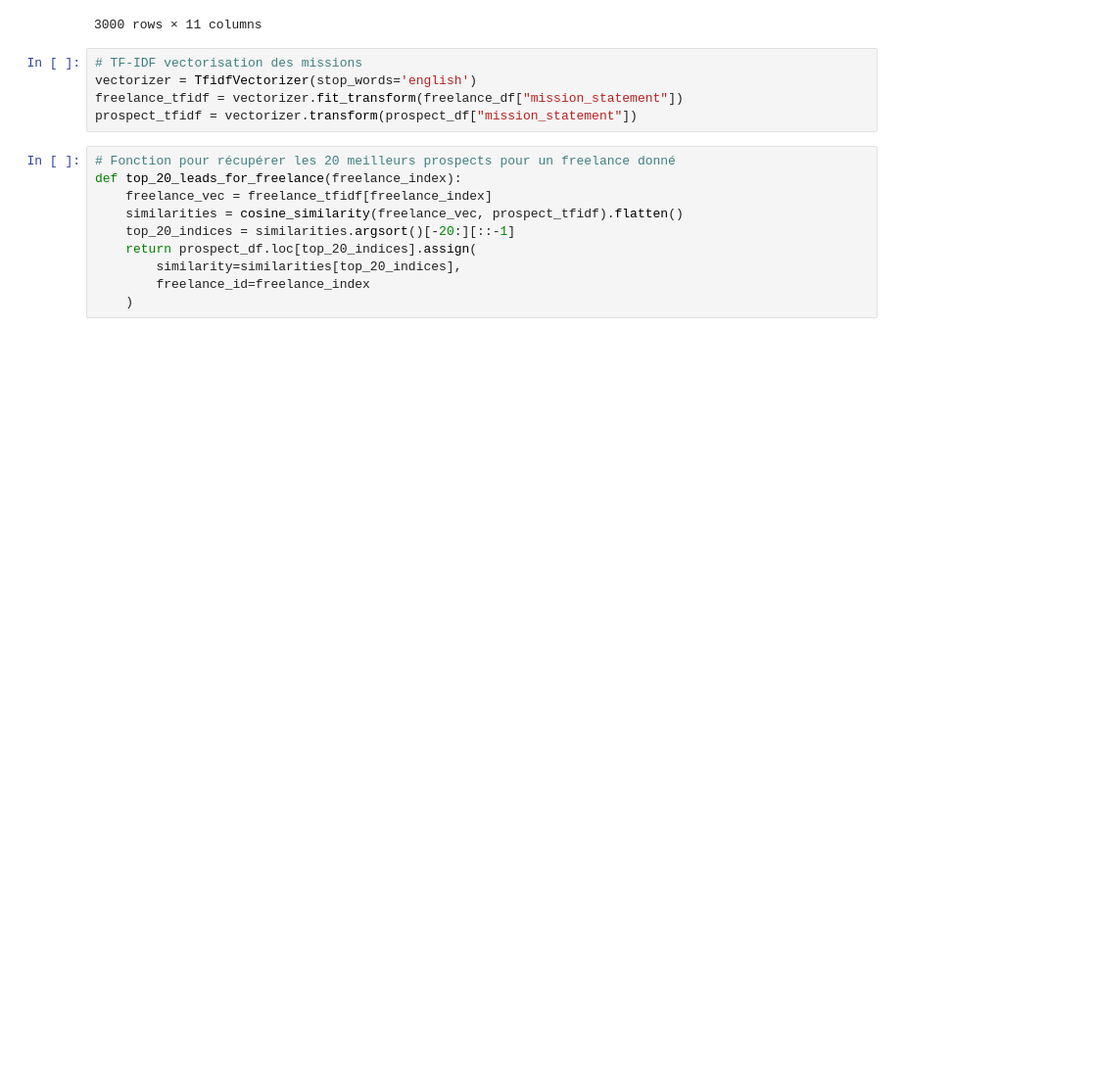
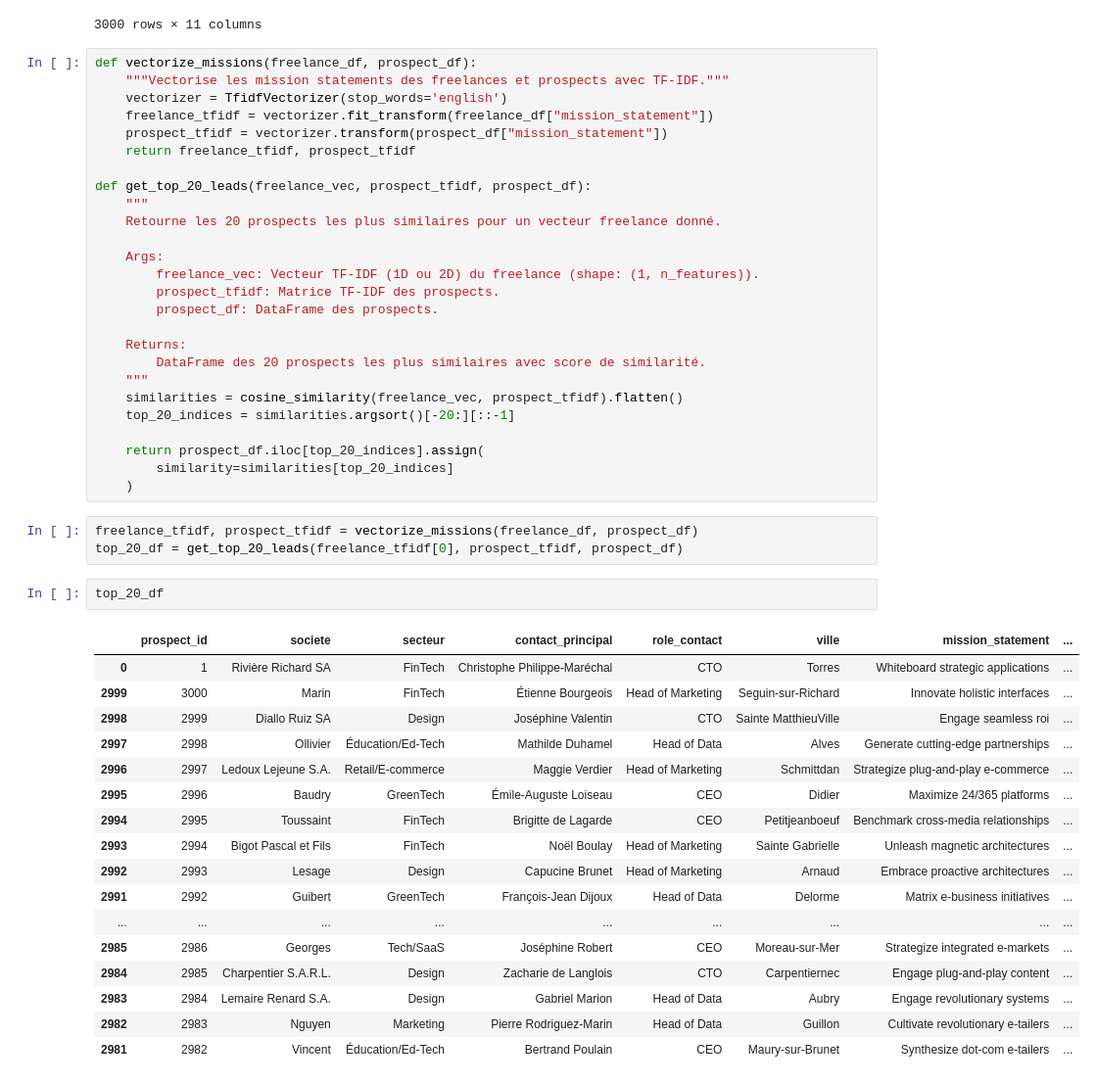
Before and after one commit to KajaLab/leadcraftr_Projet, a Jupyter notebook: notebooks/Synarys_Vectorizer.ipynb, the cells around one changed output. Shown: that part at 98% size. Drawn from its saved outputs; the diff is of its cells as text; blank space fills up the shorter version.

```diff
--- a/notebooks/Synarys_Vectorizer.ipynb
+++ b/notebooks/Synarys_Vectorizer.ipynb
@@ -42,17 +41,51 @@ prospect_df
 | 2999 | 3000 | Marin | FinTech | Étienne Bourgeois | Head of Marketing | Seguin-sur-Richard | Innovate holistic interfaces | ... |
 3000 rows × 11 columns
 # %%
-# TF-IDF vectorisation des missions
-vectorizer = TfidfVectorizer(stop_words='english')
-freelance_tfidf = vectorizer.fit_transform(freelance_df["mission_statement"])
-prospect_tfidf = vectorizer.transform(prospect_df["mission_statement"])
+def vectorize_missions(freelance_df, prospect_df):
+    """Vectorise les mission statements des freelances et prospects avec TF-IDF."""
+    vectorizer = TfidfVectorizer(stop_words='english')
+    freelance_tfidf = vectorizer.fit_transform(freelance_df["mission_statement"])
+    prospect_tfidf = vectorizer.transform(prospect_df["mission_statement"])
+    return freelance_tfidf, prospect_tfidf
+
+def get_top_20_leads(freelance_vec, prospect_tfidf, prospect_df):
+    """
+    Retourne les 20 prospects les plus similaires pour un vecteur freelance donné.
+
+    Args:
+        freelance_vec: Vecteur TF-IDF (1D ou 2D) du freelance (shape: (1, n_features)).
+        prospect_tfidf: Matrice TF-IDF des prospects.
+        prospect_df: DataFrame des prospects.
+
+    Returns:
+        DataFrame des 20 prospects les plus similaires avec score de similarité.
+    """
+    similarities = cosine_similarity(freelance_vec, prospect_tfidf).flatten()
+    top_20_indices = similarities.argsort()[-20:][::-1]
+
+    return prospect_df.iloc[top_20_indices].assign(
+        similarity=similarities[top_20_indices]
+    )
 # %%
-# Fonction pour récupérer les 20 meilleurs prospects pour un freelance donné
-def top_20_leads_for_freelance(freelance_index):
-    freelance_vec = freelance_tfidf[freelance_index]
-    similarities = cosine_similarity(freelance_vec, prospect_tfidf).flatten()
-    top_20_indices = similarities.argsort()[-20:][::-1]
-    return prospect_df.loc[top_20_indices].assign(
-        similarity=similarities[top_20_indices],
-        freelance_id=freelance_index
-    )
+freelance_tfidf, prospect_tfidf = vectorize_missions(freelance_df, prospect_df)
+top_20_df = get_top_20_leads(freelance_tfidf[0], prospect_tfidf, prospect_df)
+# %%
+top_20_df
+# %% [output]
+|  | prospect_id | societe | secteur | contact_principal | role_contact | ville | mission_statement | ... |
+| 0 | 1 | Rivière Richard SA | FinTech | Christophe Philippe-Maréchal | CTO | Torres | Whiteboard strategic applications | ... |
+| 2999 | 3000 | Marin | FinTech | Étienne Bourgeois | Head of Marketing | Seguin-sur-Richard | Innovate holistic interfaces | ... |
+| 2998 | 2999 | Diallo Ruiz SA | Design | Joséphine Valentin | CTO | Sainte MatthieuVille | Engage seamless roi | ... |
+| 2997 | 2998 | Ollivier | Éducation/Ed-Tech | Mathilde Duhamel | Head of Data | Alves | Generate cutting-edge partnerships | ... |
+| 2996 | 2997 | Ledoux Lejeune S.A. | Retail/E-commerce | Maggie Verdier | Head of Marketing | Schmittdan | Strategize plug-and-play e-commerce | ... |
+| 2995 | 2996 | Baudry | GreenTech | Émile-Auguste Loiseau | CEO | Didier | Maximize 24/365 platforms | ... |
+| 2994 | 2995 | Toussaint | FinTech | Brigitte de Lagarde | CEO | Petitjeanboeuf | Benchmark cross-media relationships | ... |
+| 2993 | 2994 | Bigot Pascal et Fils | FinTech | Noël Boulay | Head of Marketing | Sainte Gabrielle | Unleash magnetic architectures | ... |
+| 2992 | 2993 | Lesage | Design | Capucine Brunet | Head of Marketing | Arnaud | Embrace proactive architectures | ... |
+| 2991 | 2992 | Guibert | GreenTech | François-Jean Dijoux | Head of Data | Delorme | Matrix e-business initiatives | ... |
+| ... | ... | ... | ... | ... | ... | ... | ... | ... |
+| 2985 | 2986 | Georges | Tech/SaaS | Joséphine Robert | CEO | Moreau-sur-Mer | Strategize integrated e-markets | ... |
+| 2984 | 2985 | Charpentier S.A.R.L. | Design | Zacharie de Langlois | CTO | Carpentiernec | Engage plug-and-play content | ... |
+| 2983 | 2984 | Lemaire Renard S.A. | Design | Gabriel Marion | Head of Data | Aubry | Engage revolutionary systems | ... |
+| 2982 | 2983 | Nguyen | Marketing | Pierre Rodriguez-Marin | Head of Data | Guillon | Cultivate revolutionary e-tailers | ... |
+| 2981 | 2982 | Vincent | Éducation/Ed-Tech | Bertrand Poulain | CEO | Maury-sur-Brunet | Synthesize dot-com e-tailers | ... |
```
Also changed, not shown: parts of 1 cell of this notebook, 2 other files.
